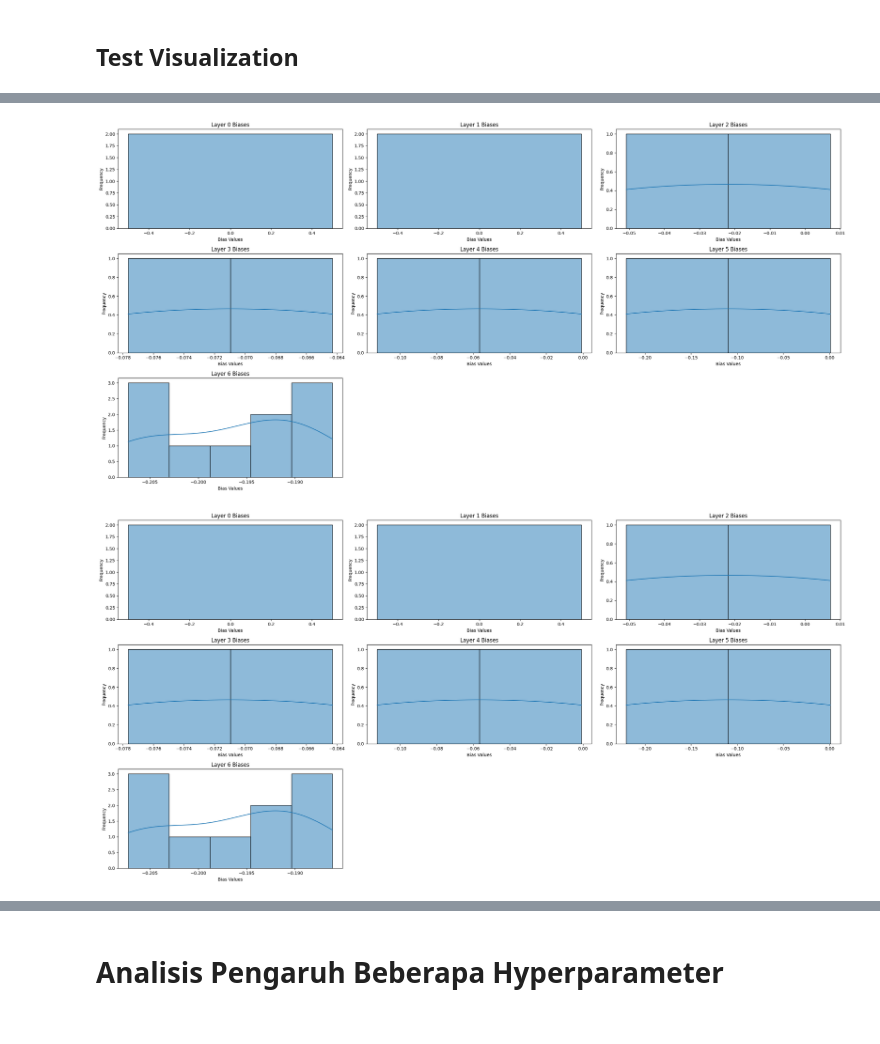
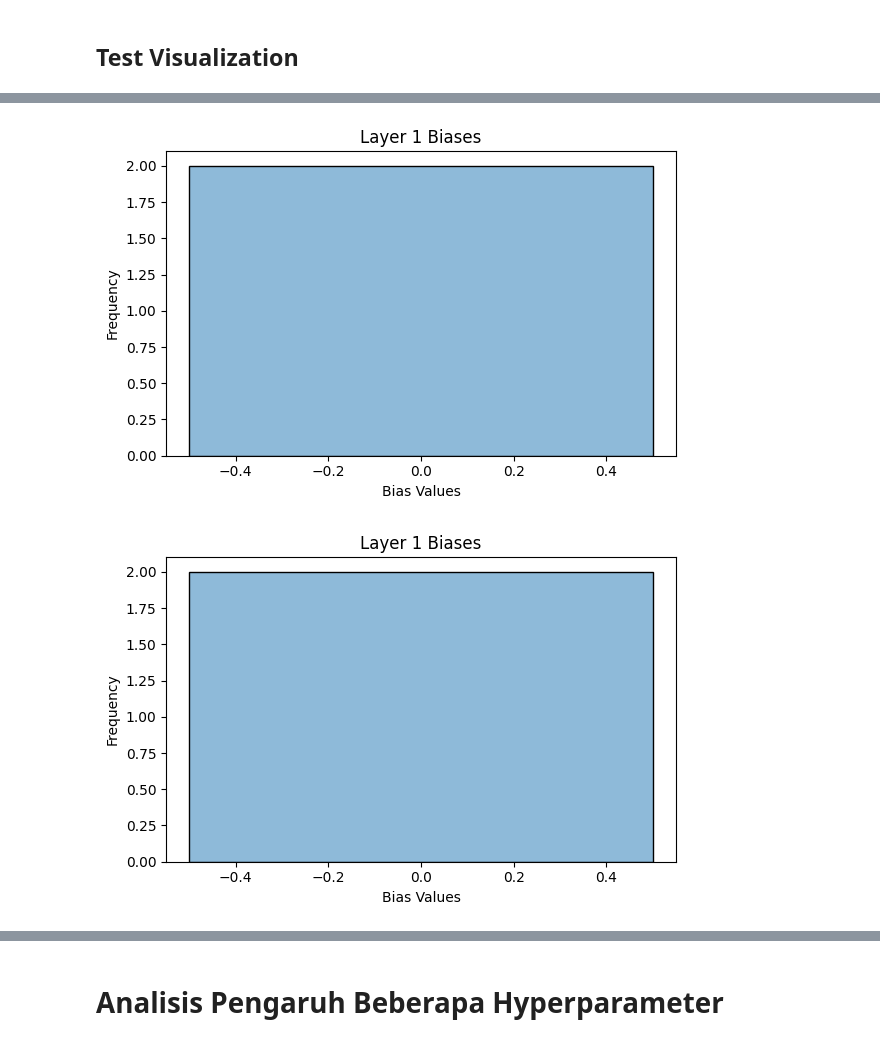
Before and after one commit to evelynnn04/ML-Tubes1-K33, a Jupyter notebook: src/basic/FFNN_basic.ipynb, the cells around one changed output, grey strips where cells are left out. Cells and saved outputs as stored; diff of their text form; code cells hidden in the pictures.

```diff
--- a/src/basic/FFNN_basic.ipynb
+++ b/src/basic/FFNN_basic.ipynb
@@ -739,8 +767,8 @@ loaded_model.plot_weight_distribution()
 # %%
-loaded_model.plot_biases_distribution()
+loaded_model.plot_biases_distribution(layers_to_plot=[1])
 # %% [output]
-[figure, old version]
+[figure, new version]
-[figure, old version]
+[figure, new version]
 # %%
 loaded_model.plot_gradient_weight_distribution()
 # %% [output]
```
Also changed, not shown: parts of 8 cells of this notebook, 1 other file.
